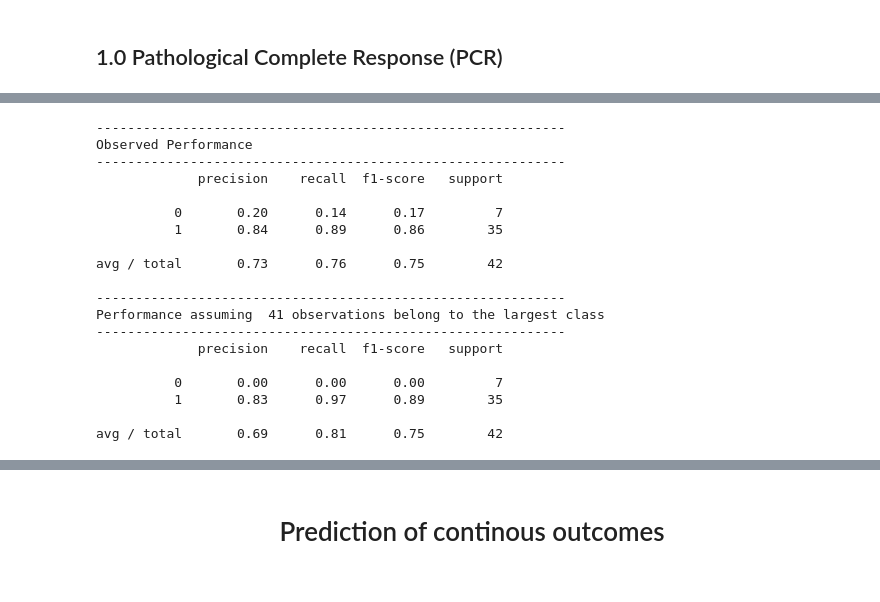
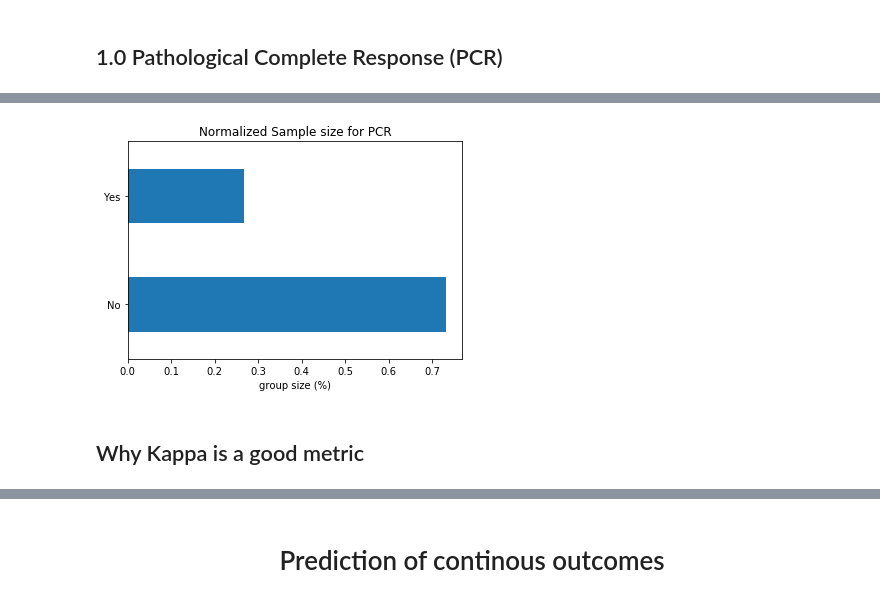
Before and after one commit to JCardenasRdz/Insights-into-the-I-SPY-clinical-trial, a Jupyter notebook: 3-Predictive_stats.ipynb, the cells around one changed output, grey strips where cells are left out. Cells and saved outputs as stored; diff of their text form; code cells hidden in the pictures.

```diff
--- a/3-Predictive_stats.ipynb
+++ b/3-Predictive_stats.ipynb
@@ -241,23 +27,12 @@ yhat = clf_opt.predict(X_test)
-# %%
-# performance
-predictive_statistics.classification_report(y_test, yhat)
-# %% [output]
-------------------------------------------------------------
-Observed Performance
-------------------------------------------------------------
-             precision    recall  f1-score   support
-
-          0       0.20      0.14      0.17         7
-          1       0.84      0.89      0.86        35
-
-avg / total       0.73      0.76      0.75        42
-
-------------------------------------------------------------
-Performance assuming  41 observations belong to the largest class
-------------------------------------------------------------
-             precision    recall  f1-score   support
-
-          0       0.00      0.00      0.00         7
-          1       0.83      0.97      0.89        35
-
-avg / total       0.69      0.81      0.75        42
+# %%
+# allocate  outcome
+outcome = 'PCR'
+y = predictive_statistics.labels_to_numbers(df, outcome);
+
+# check how unbalanced the data are
+df[outcome].value_counts(normalize = True).plot.barh();
+plt.title('Normalized Sample size for PCR')
+plt.xlabel('group size (%)');
+plt.savefig('Sample_Size_PCR.png')
+# %% [output]
+[figure, added]
@@ -263,0 +54,2 @@ avg / total       0.69      0.81      0.75        42
+# %% [markdown]
+## Why Kappa is a good metric
```
Also changed, not shown: parts of 57 cells of this notebook, 15 other files.
